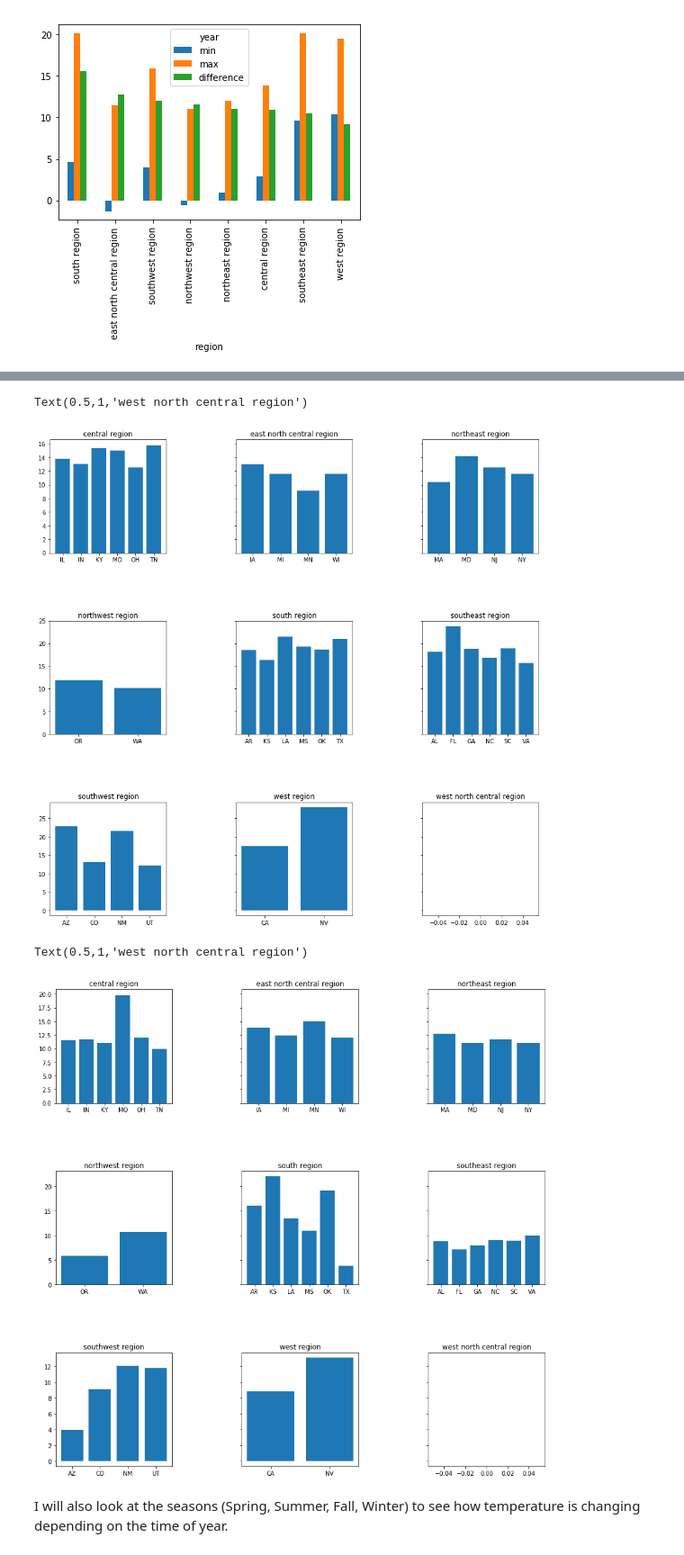
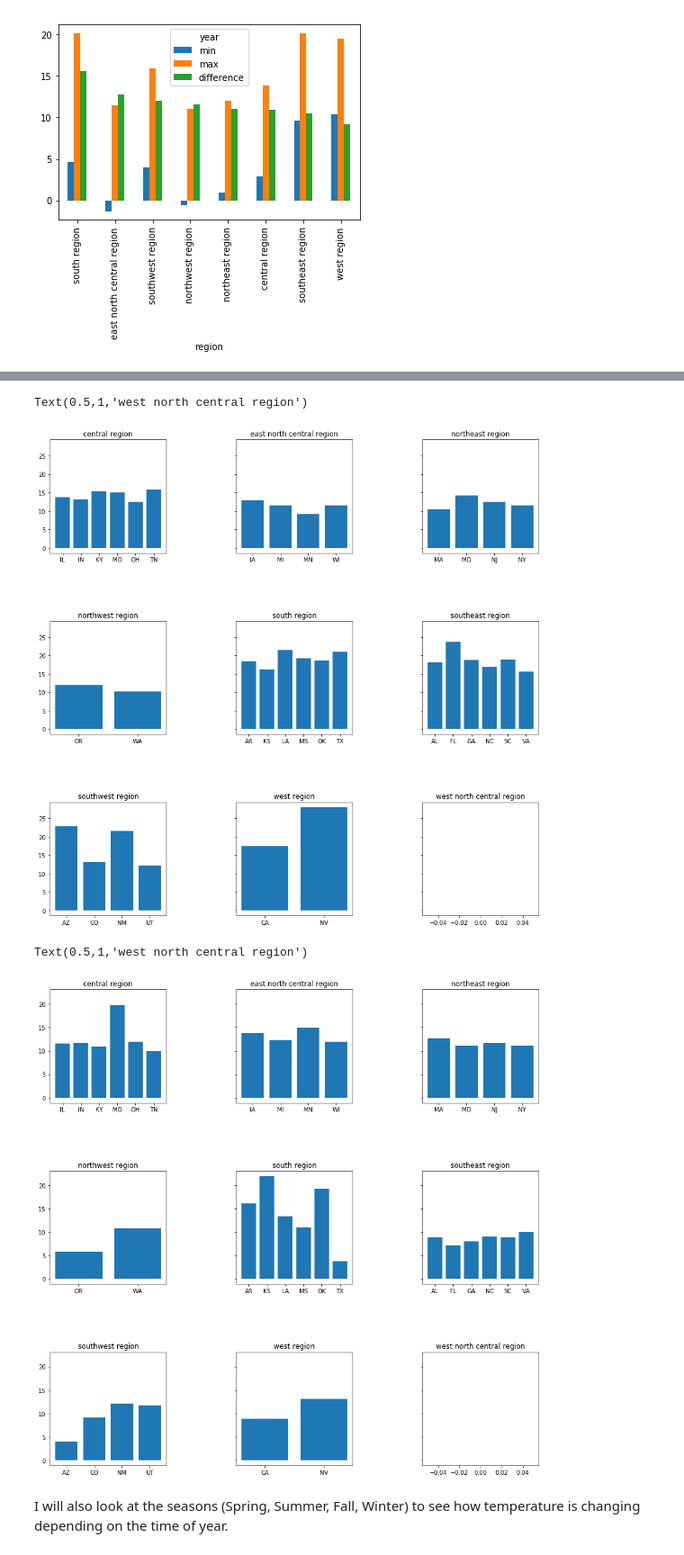
Before and after one commit to karahahn/Springboard_Capstone1, a Jupyter notebook: Data Storytelling.ipynb, the cells around one changed output, grey strips where cells are left out. Shown at 90% size. Drawn from its saved outputs; the diff is of its cells as text; code cells hidden in the pictures.

```diff
--- a/Data Storytelling.ipynb
+++ b/Data Storytelling.ipynb
@@ -300,6 +355,6 @@ plt.show()
 # %%
 # bar charts for each state, grouped by region, plotting the maximum difference in average temperature.
-fig, ax = plt.subplots(3, 3, sharey='row',figsize=(15,15))
+fig, ax = plt.subplots(3, 3, sharey='all',figsize=(15,15))
 fig.subplots_adjust(hspace=.6, wspace=.6)
 central_region = state_year_temperature_graph[state_year_temperature_graph['state'].isin(['IL','IN','KY','MO','OH','TN','WV'])]
 ax[0, 0].bar(central_region['state'], central_region['max'])
@@ -330,41 +385,41 @@ ax[2, 2].bar(west_north_central_region['state'], west_north_central_region['max'
 ax[2, 2].set_title('west north central region')
 # %% [output]
 Text(0.5,1,'west north central region')
-[figure, old version]
+[figure, new version]
 # %%
 # bar charts for each state, grouped by region, plotting the largest difference in average temperature.
-fig, ax = plt.subplots(3, 3, sharey='row',figsize=(15,15))
+fig, ax = plt.subplots(3, 3, sharey='all',figsize=(15,15))
 fig.subplots_adjust(hspace=.6, wspace=.6)
 central_region = state_year_temperature_graph[state_year_temperature_graph['state'].isin(['IL','IN','KY','MO','OH','TN','WV'])]
 ax[0, 0].bar(central_region['state'], central_region['difference'])
 ax[0, 0].set_title('central region')
 east_north_central_region = state_year_temperature_graph[state_year_temperature_graph['state'].isin(['IA','MI','MN','WI'])]
 ax[0, 1].bar(east_north_central_region['state'], east_north_central_region['difference'])
 ax[0, 1].set_title('east north central region')
 northeast_region = state_year_temperature_graph[state_year_temperature_graph['state'].isin(['CT','DE','ME','MD','MA','NH','NJ','NY','PA','RI','VT'])]
 ax[0, 2].bar(northeast_region['state'], northeast_region['difference'])
 ax[0, 2].set_title('northeast region')
 northwest_region = state_year_temperature_graph[state_year_temperature_graph['state'].isin(['ID','OR','WA'])]
 ax[1, 0].bar(northwest_region['state'], northwest_region['difference'])
 ax[1, 0].set_title('northwest region')
 south_region = state_year_temperature_graph[state_year_temperature_graph['state'].isin(['AR','KS','LA','MS','OK','TX'])]
 ax[1, 1].bar(south_region['state'], south_region['difference'])
 ax[1, 1].set_title('south region')
 southeast_region = state_year_temperature_graph[state_year_temperature_graph['state'].isin(['AL','FL','GA','NC','SC','VA'])]
 ax[1, 2].bar(southeast_region['state'], southeast_region['difference'])
 ax[1, 2].set_title('southeast region')
 southwest_region = state_year_temperature_graph[state_year_temperature_graph['state'].isin(['AZ','CO','NM','UT'])]
 ax[2, 0].bar(southwest_region['state'], southwest_region['difference'])
 ax[2, 0].set_title('southwest region')
 west_region = state_year_temperature_graph[state_year_temperature_graph['state'].isin(['CA','NV'])]
 ax[2, 1].bar(west_region['state'], west_region['difference'])
 ax[2, 1].set_title('west region')
 west_north_central_region = state_year_temperature_graph[state_year_temperature_graph['state'].isin(['MT','NE','ND','SD','WY'])]
 ax[2, 2].bar(west_north_central_region['state'], west_north_central_region['difference'])
 ax[2, 2].set_title('west north central region')
 # %% [output]
 Text(0.5,1,'west north central region')
-[figure, old version]
+[figure, new version]
 # %% [markdown]
 I will also look at the seasons (Spring, Summer, Fall, Winter) to see how temperature is changing depending on the time of year.
 # %%
```
Also changed, not shown: parts of 25 cells of this notebook.
